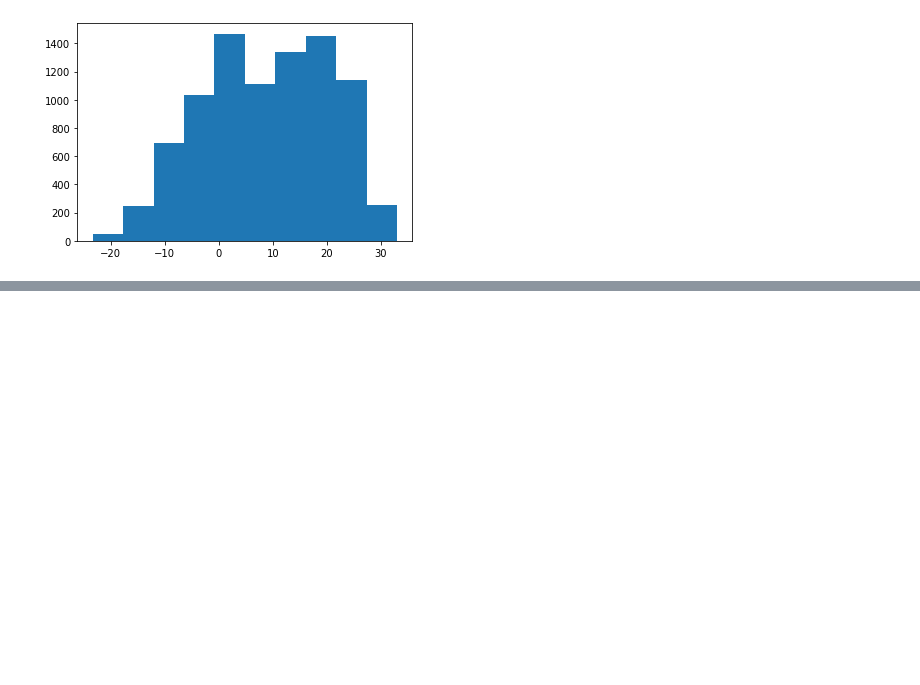
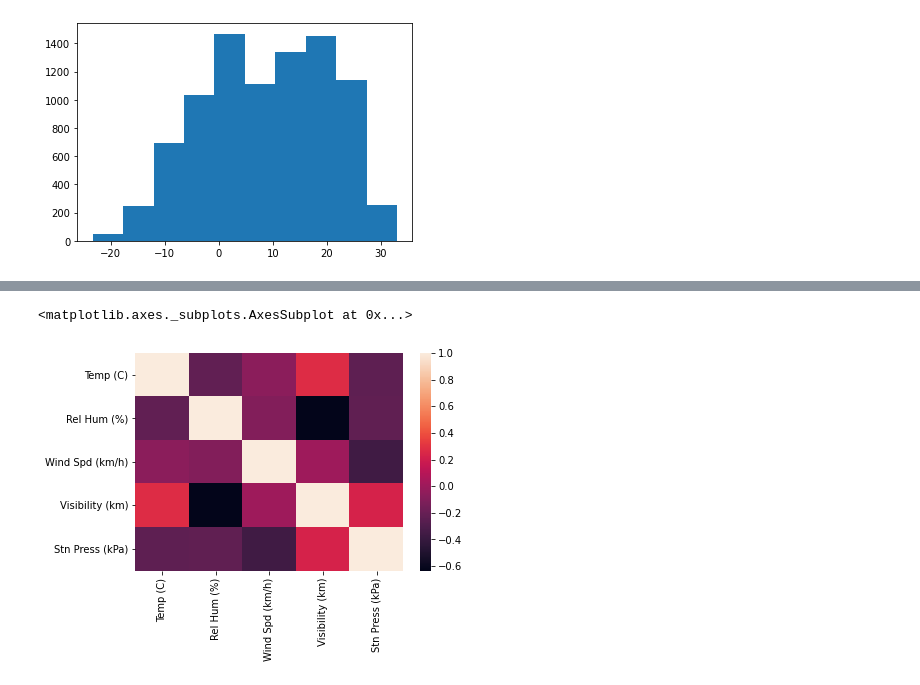
Before and after one commit to cedricbansah/data-science-practice, a Jupyter notebook: week_6_notebook.ipynb, the cells around one changed output, grey strips where cells are left out. Cells and saved outputs as stored; diff of their text form; code cells hidden in the pictures; blank space fills up the shorter version.

```diff
--- a/week_6_notebook.ipynb
+++ b/week_6_notebook.ipynb
@@ -234,0 +263,7 @@ plt.show()
+# %%
+values = weatherdata[['Temp (C)', 'Rel Hum (%)', 'Wind Spd (km/h)', 'Visibility (km)', 'Stn Press (kPa)']]
+coeff = values.corr()
+sns.heatmap(coeff)
+# %% [output]
+<matplotlib.axes._subplots.AxesSubplot at 0x...>
+[figure, added]
```
Also changed, not shown: parts of 3 cells of this notebook.
